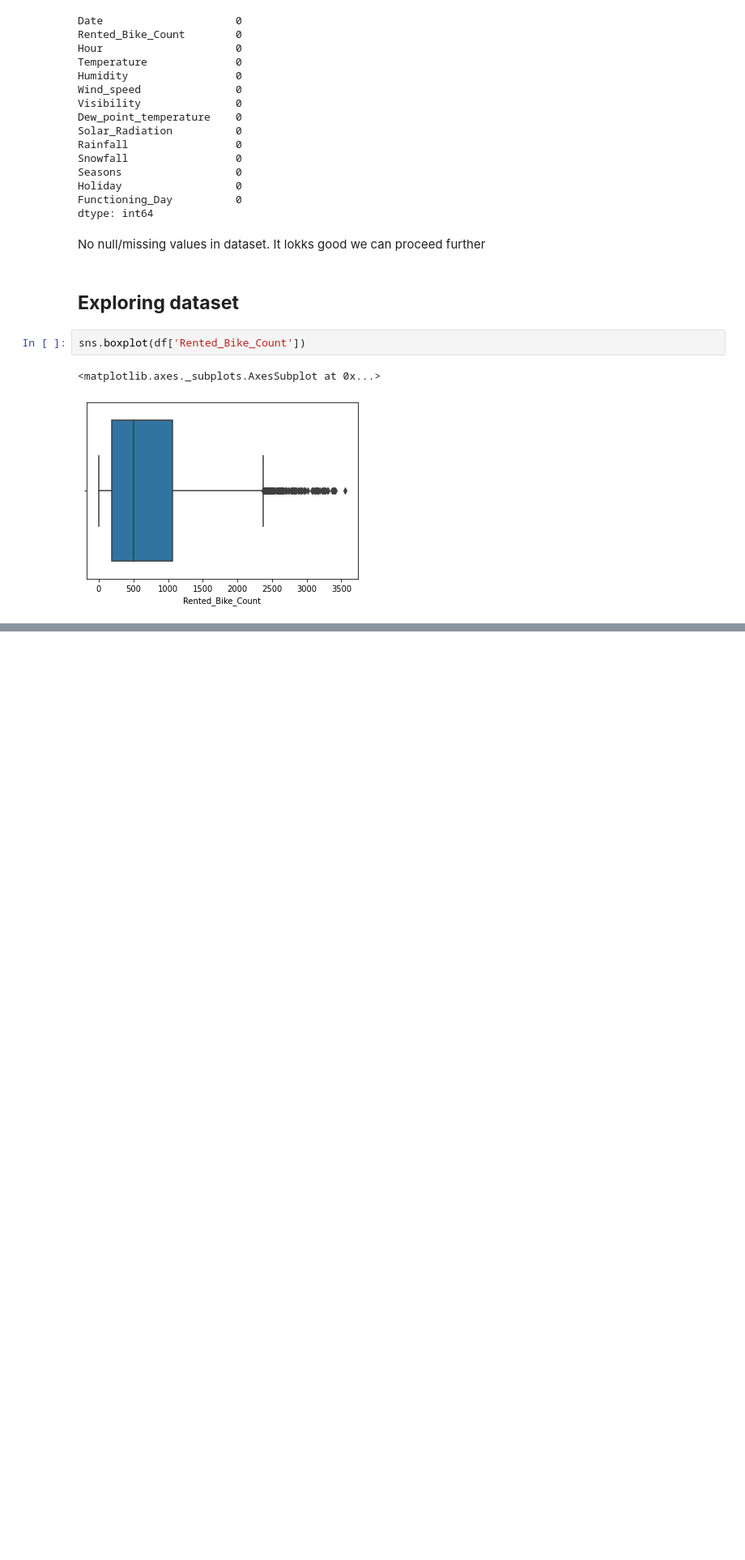
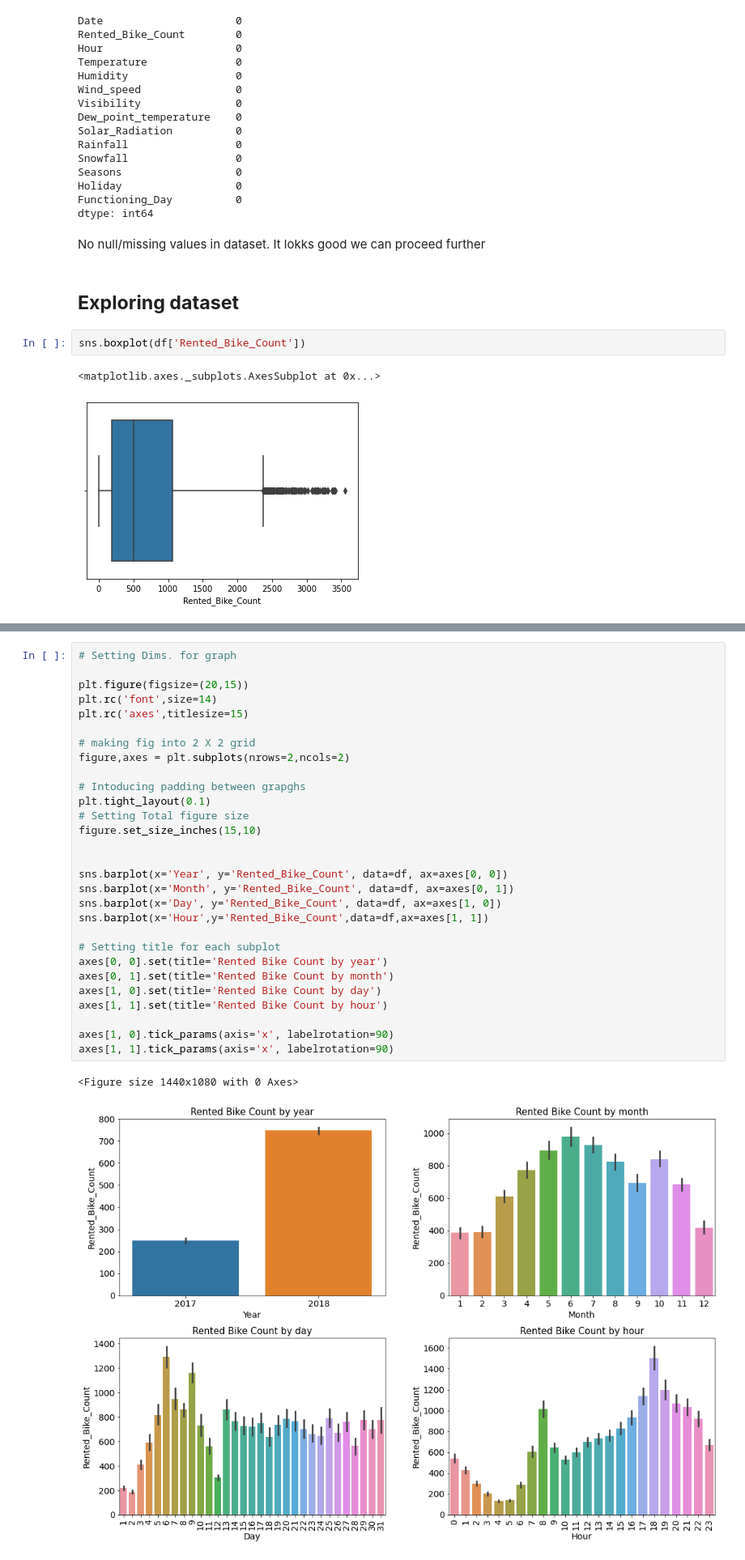
Before and after one commit to AkashSalmuthe/Bike-Sharing-Demand-Prediction, a Jupyter notebook: Bike_Sharing_Demand_Prediction_Capstone_Project.ipynb, the cells around one changed output, grey strips where cells are left out. Shown at 81% size. Drawn from its saved outputs; the diff is of its cells as text; blank space fills up the shorter version.

```diff
--- a/Bike_Sharing_Demand_Prediction_Capstone_Project.ipynb
+++ b/Bike_Sharing_Demand_Prediction_Capstone_Project.ipynb
@@ -173,0 +213,32 @@ sns.boxplot(df['Rented_Bike_Count'])
+# %%
+# Setting Dims. for graph
+
+plt.figure(figsize=(20,15))
+plt.rc('font',size=14)
+plt.rc('axes',titlesize=15)
+
+# making fig into 2 X 2 grid
+figure,axes = plt.subplots(nrows=2,ncols=2)
+
+# Intoducing padding between grapghs
+plt.tight_layout(0.1)
+# Setting Total figure size
+figure.set_size_inches(15,10)
+
+
+sns.barplot(x='Year', y='Rented_Bike_Count', data=df, ax=axes[0, 0])
+sns.barplot(x='Month', y='Rented_Bike_Count', data=df, ax=axes[0, 1])
+sns.barplot(x='Day', y='Rented_Bike_Count', data=df, ax=axes[1, 0])
+sns.barplot(x='Hour',y='Rented_Bike_Count',data=df,ax=axes[1, 1])
+
+# Setting title for each subplot
+axes[0, 0].set(title='Rented Bike Count by year')
+axes[0, 1].set(title='Rented Bike Count by month')
+axes[1, 0].set(title='Rented Bike Count by day')
+axes[1, 1].set(title='Rented Bike Count by hour')
+
+axes[1, 0].tick_params(axis='x', labelrotation=90)
+axes[1, 1].tick_params(axis='x', labelrotation=90)
+# %% [output]
+<Figure size 1440x1080 with 0 Axes>
+[figure, added]
```
Also changed, not shown: parts of 7 cells of this notebook.
